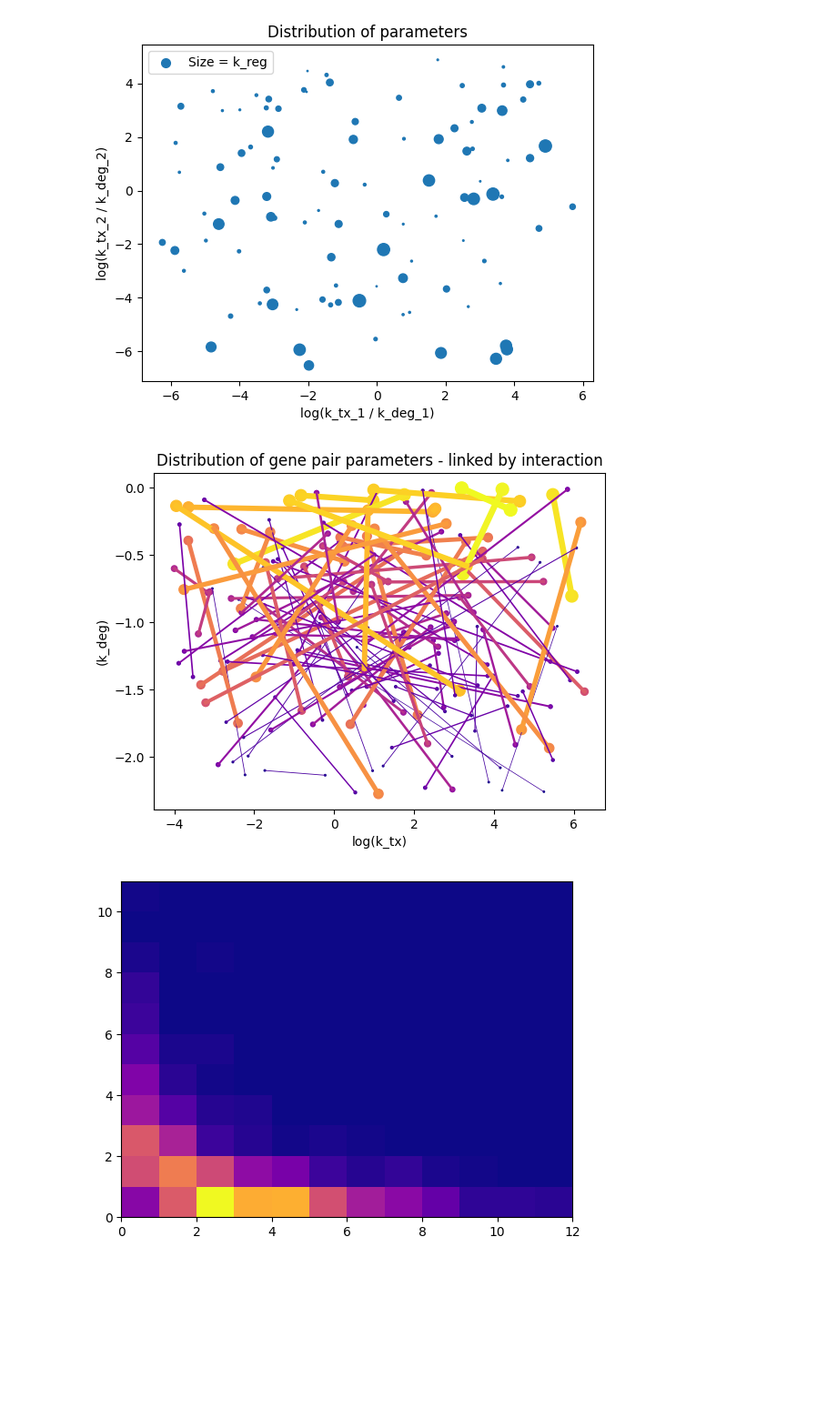
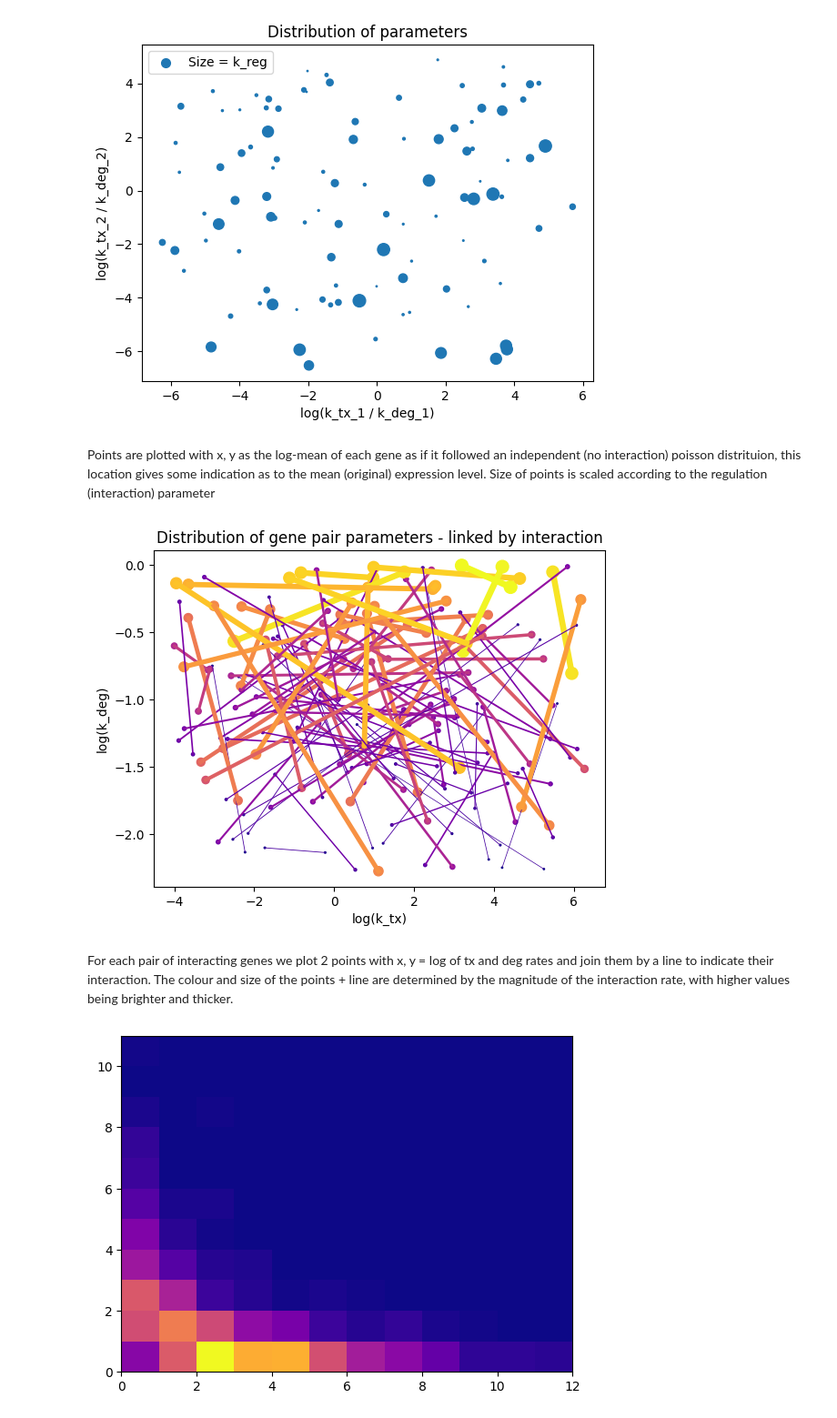
Before and after one commit to willjgh/M5R, a Jupyter notebook: Interaction/Realistic-Data/realistic_detection_test.ipynb, the cells around one changed output. Shown at 91% size. Cells and saved outputs as stored; diff of their text form; code cells hidden in the pictures; blank space fills up the shorter version.

```diff
--- a/Interaction/Realistic-Data/realistic_detection_test.ipynb
+++ b/Interaction/Realistic-Data/realistic_detection_test.ipynb
@@ -789,6 +793,8 @@ plt.legend()
 plt.show()
 # %% [output]
 [figure]
+# %% [markdown]
+Points are plotted with x, y as the log-mean of each gene as if it followed an independent (no interaction) poisson distrituion, this location gives some indication as to the mean (original) expression level. Size of points is scaled according to the regulation (interaction) parameter
 # %%
 # select set
 params = params_low
@@ -797,35 +803,37 @@ params = params_low
 plt.scatter(
     np.log(params['k_tx_1']),
     np.log(params['k_deg_1']),
     s=params['k_reg']**2,
     c=params['k_reg'],
     cmap=plt.cm.plasma
 )
 plt.scatter(
     np.log(params['k_tx_2']),
     np.log(params['k_deg_2']),
     s=params['k_reg']**2,
     c=params['k_reg'],
     cmap=plt.cm.plasma
 )
 
 for i in range(100):
     param_set = params.loc[f'Gene-pair-{i}']
     col = plt.cm.plasma(0.1 * param_set['k_reg'])
     plt.plot(
         [np.log(param_set['k_tx_1']), np.log(param_set['k_tx_2'])],
         [np.log(param_set['k_deg_1']), np.log(param_set['k_deg_2'])],
         color=col,
         linewidth=0.5 * param_set['k_reg']
     )
 
 plt.xlabel("log(k_tx)")
-plt.ylabel("(k_deg)")
+plt.ylabel("log(k_deg)")
 plt.title("Distribution of gene pair parameters - linked by interaction")
 #plt.legend()
 plt.show()
 # %% [output]
-[figure, old version]
+[figure, new version]
+# %% [markdown]
+For each pair of interacting genes we plot 2 points with x, y = log of tx and deg rates and join them by a line to indicate their interaction. The colour and size of the points + line are determined by the magnitude of the interaction rate, with higher values being brighter and thicker.
 # %%
 # select sample
 counts = counts_high
```
Also changed, not shown: parts of 12 cells of this notebook.
